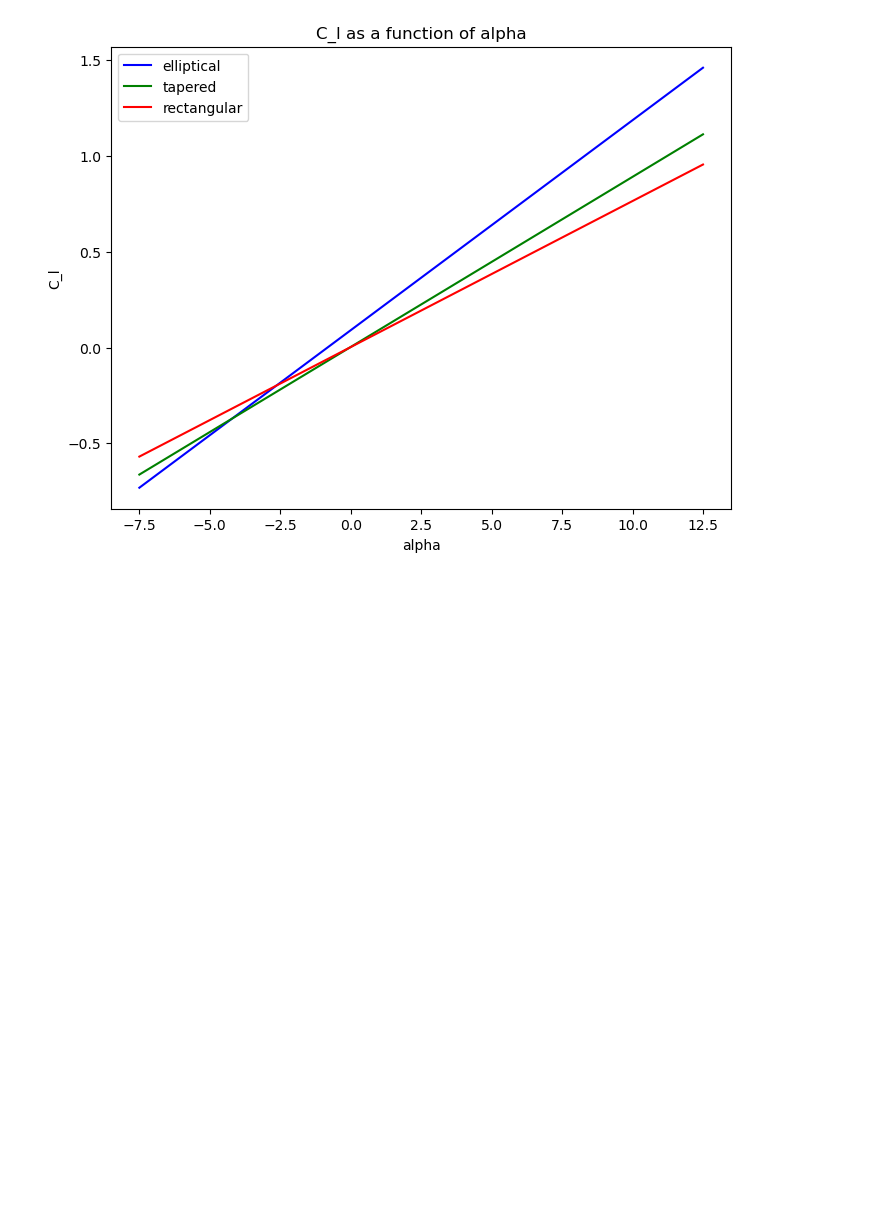
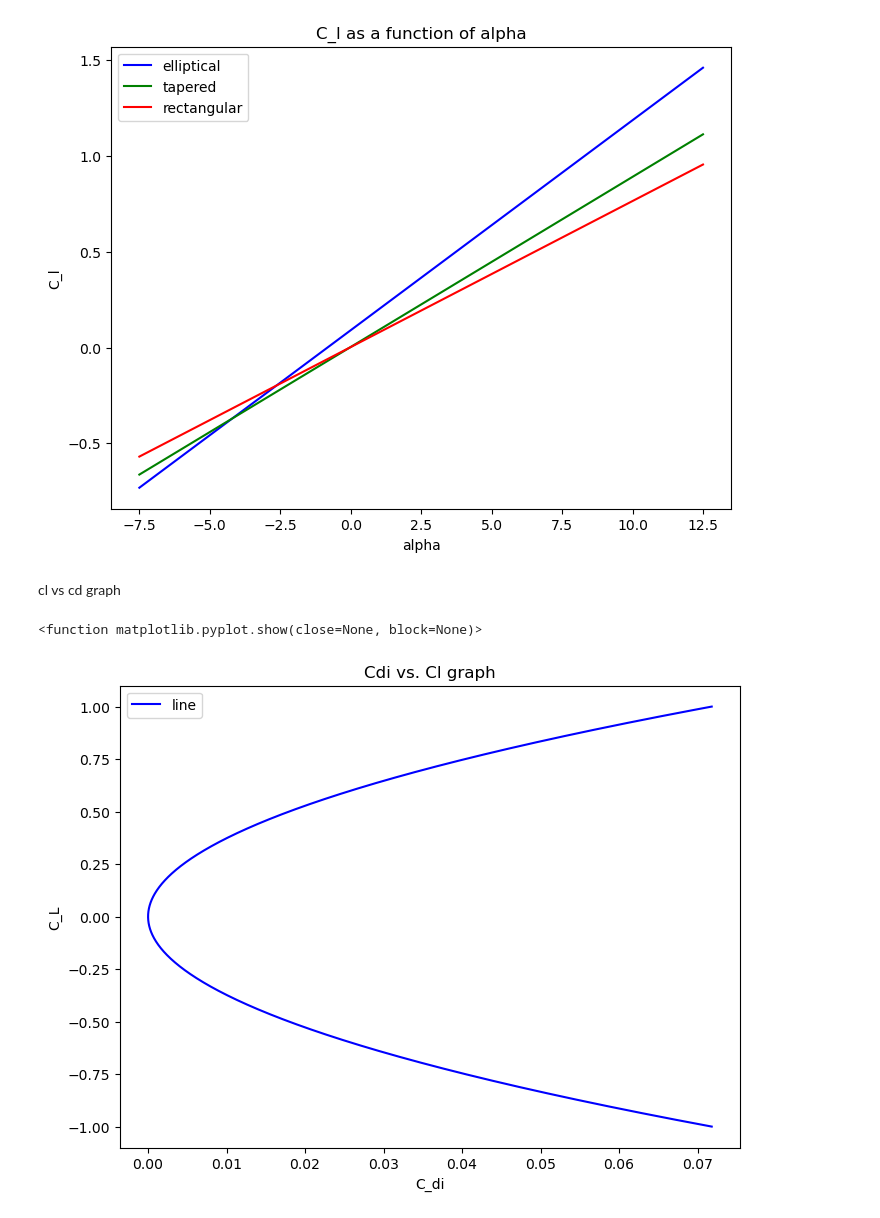
Before and after one commit to dabini-muldoon/ae311-project-2-group, a Jupyter notebook: proj2group.ipynb, the cells around one changed output. Cells and saved outputs as stored; diff of their text form; code cells hidden in the pictures; blank space fills up the shorter version.

```diff
--- a/proj2group.ipynb
+++ b/proj2group.ipynb
@@ -210,3 +210,25 @@ plt.show
 # %% [output]
 <function matplotlib.pyplot.show(close=None, block=None)>
 [figure]
+# %% [markdown]
+cl vs cd graph
+# %%
+cl_values = np.linspace(-1, 1, 1000)
+
+def getCDI(cl):
+  cdi = cl**2 * (1 + 0.03) / (np.pi * (b / c))
+  return cdi
+
+cdi_values = np.array([getCDI(cl) for cl in cl_values])
+
+plt.figure(figsize=(8, 6))
+plt.plot(cdi_values, cl_values, 'b-', label='line')
+plt.legend()
+plt.xlabel("C_di")
+plt.ylabel("C_L")
+plt.title("Cdi vs. Cl graph")
+plt.savefig('cdiclgraph.png')
+plt.show
+# %% [output]
+<function matplotlib.pyplot.show(close=None, block=None)>
+[figure, added]
```
Also changed, not shown: 1 other file.
